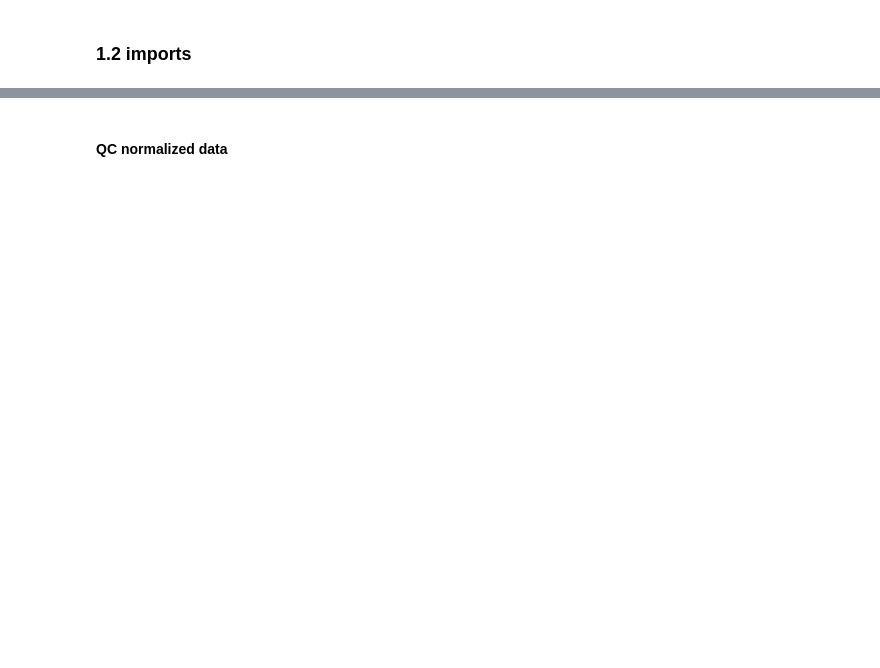
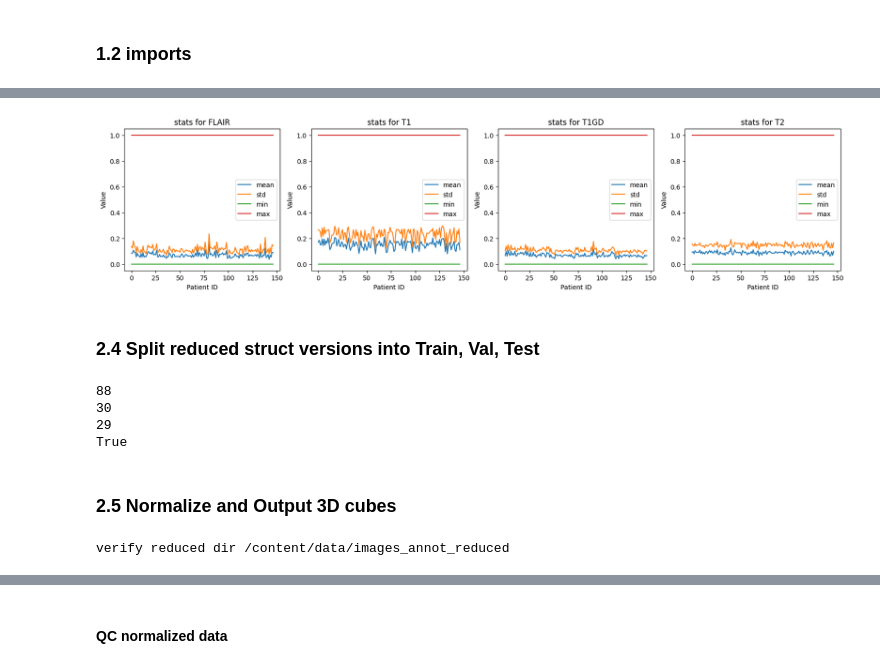
Before and after one commit to RiceD2KLab/BRAINNET, a Jupyter notebook: src/notebooks/01_mri_data_prep_and_loading.ipynb, the cells around one changed output, grey strips where cells are left out. Saved outputs shown, nothing was run; the diff lists cells and outputs as text; code cells hidden in the pictures; blank space fills up the shorter version.

```diff
--- a/src/notebooks/01_mri_data_prep_and_loading.ipynb
+++ b/src/notebooks/01_mri_data_prep_and_loading.ipynb
@@ -815,0 +171,9 @@ for my_file in segm_files:
+# %%
+# collate all the images together into a single array
+# note: this is memory intensive so use the High-Memory runtime
+collated_img = collate_scans(
+    subject_list=subjects,
+    shape=sliced_data.shape,
+    struct_scan_list=struct_scans,
+    data_path=reduced_dir
+)
@@ -815,0 +261,7 @@ for my_file in segm_files:
+# %%
+# calculate new stats and plot
+updated_stats_arr = update_collated_stats(
+    collated_img,
+    subjects,
+    struct_scans
+)
@@ -815,0 +286,30 @@ for my_file in segm_files:
+# %%
+# plot new statistics
+plot_scan_stats(
+    updated_stats_arr,
+    struct_scans
+)
+# %% [output]
+[figure, added]
+# %% [markdown]
+### 2.4 Split reduced struct versions into Train, Val, Test
+# %%
+train_list, reserve_list = split_subjects(subjects, split_ratio=0.6, seed=2023)
+val_list, test_list = split_subjects(reserve_list, split_ratio=0.5, seed=2023)
+
+# QC
+print(len(train_list))
+print(len(val_list))
+print(len(test_list))
+print(len(subjects) == (len(train_list) + len(val_list) + len(test_list)))
+# %% [output]
+88
+30
+29
+True
+# %% [markdown]
+### 2.5 Normalize and Output 3D cubes
+# %%
+print("verify reduced dir", reduced_dir)
+# %% [output]
+verify reduced dir /content/data/images_annot_reduced
```
Also changed, not shown: parts of 138 cells of this notebook, 8 other files.
